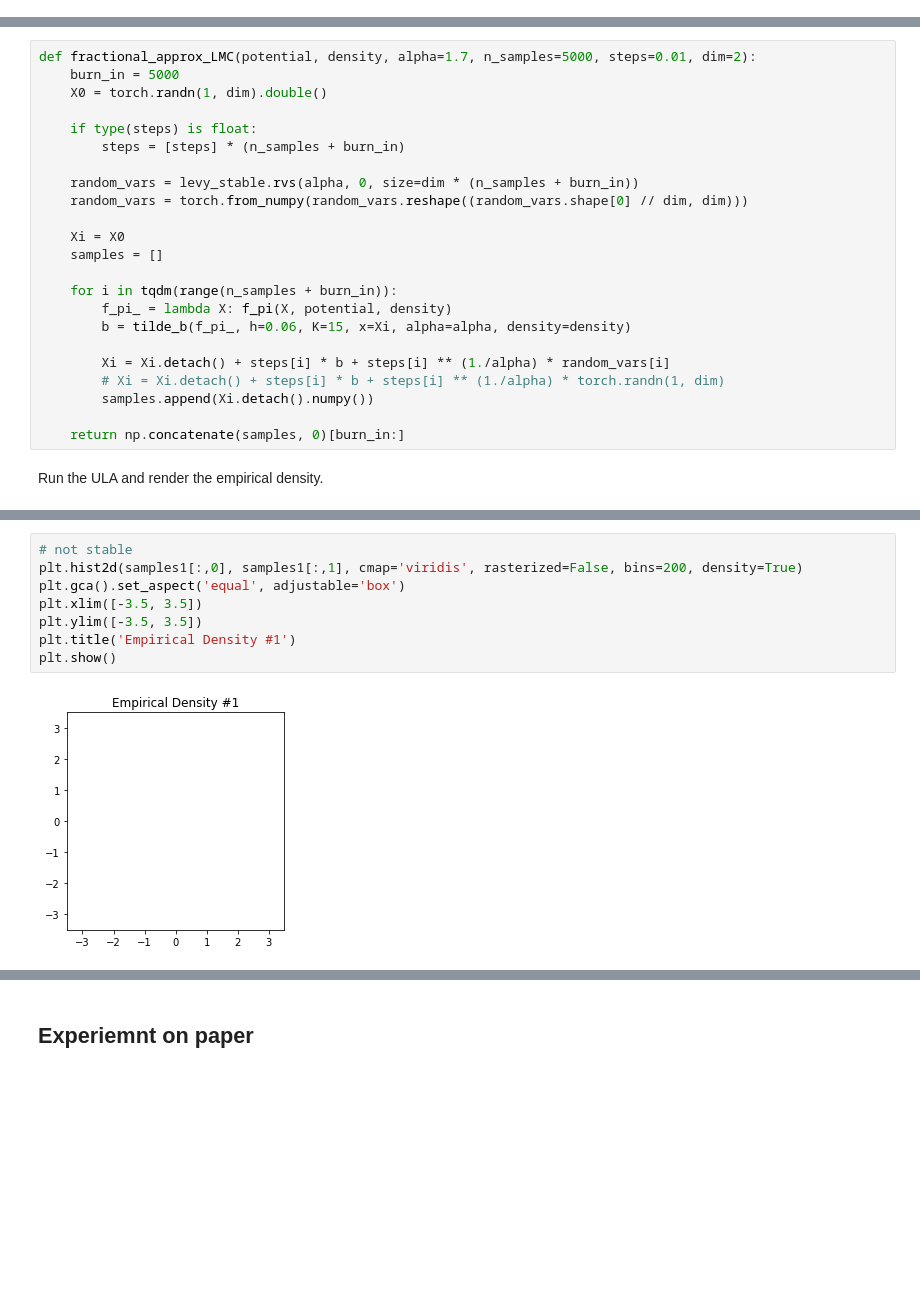
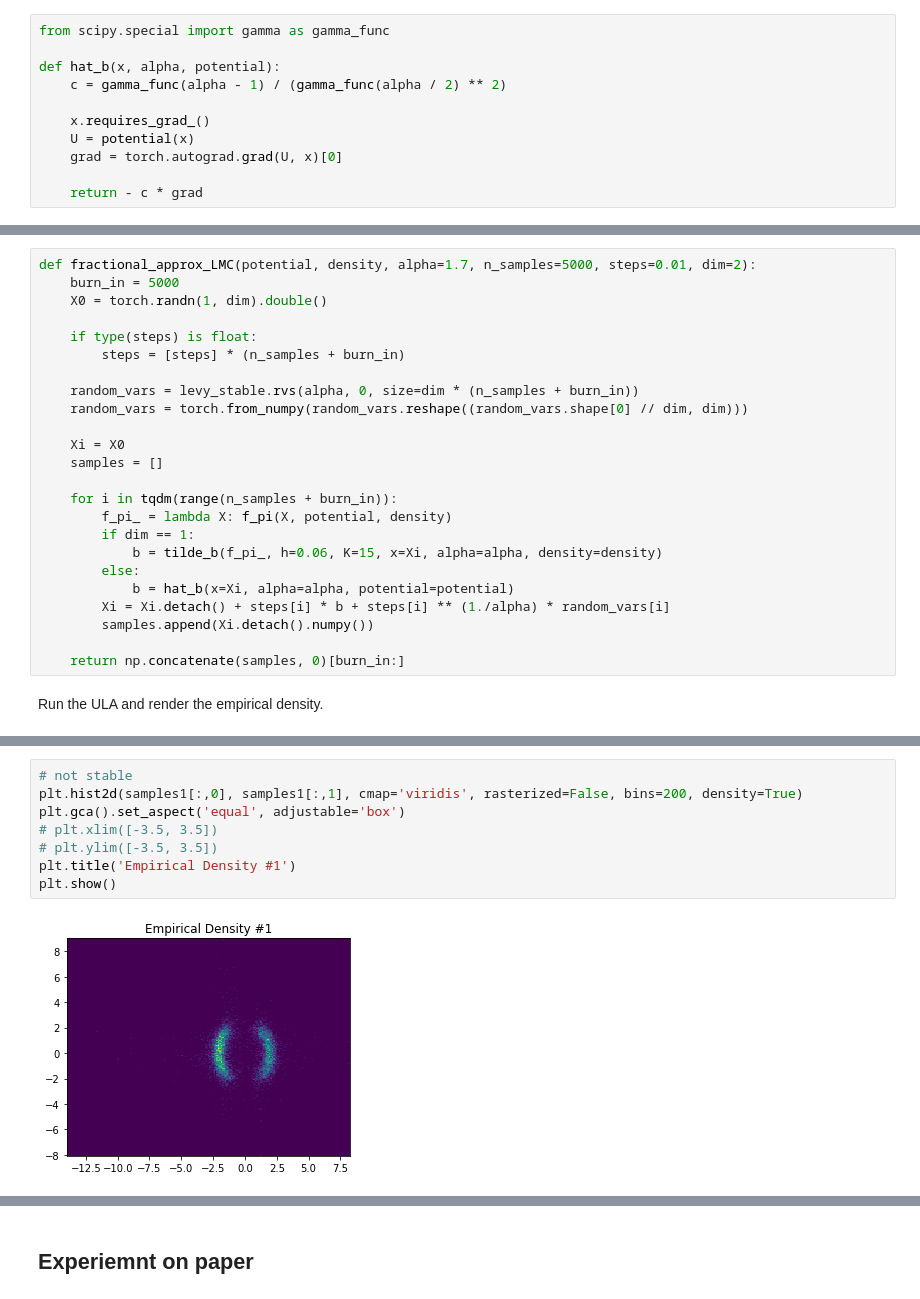
Before and after one commit to jk4011/Fractional-Langevin-Monte-Carlo, a Jupyter notebook: main.ipynb, the cells around one changed output, grey strips where cells are left out. Saved outputs shown, nothing was run; the diff lists cells and outputs as text; blank space fills up the shorter version.

```diff
--- a/main.ipynb
+++ b/main.ipynb
@@ -139,3 +140,14 @@ def tilde_b(f_pi_, h, K, x, alpha, density):
+# %%
+from scipy.special import gamma as gamma_func
+
+def hat_b(x, alpha, potential):
+    c = gamma_func(alpha - 1) / (gamma_func(alpha / 2) ** 2)
+
+    x.requires_grad_()
+    U = potential(x)
+    grad = torch.autograd.grad(U, x)[0]
+
+    return - c * grad
 # %% [markdown]
 $$
 \tilde{X}_{n+1}=\tilde{X}_{n}+\eta_{n+1} \tilde{b}_{h, K}\left(\tilde{X}_{n}, \alpha\right)+\eta_{n+1}^{1 / \alpha} \Delta L_{n+1}^{\alpha}
@@ -156,10 +168,11 @@ def fractional_approx_LMC(potential, density, alpha=1.7, n_samples=5000, steps=0
 
     for i in tqdm(range(n_samples + burn_in)):
         f_pi_ = lambda X: f_pi(X, potential, density)
-        b = tilde_b(f_pi_, h=0.06, K=15, x=Xi, alpha=alpha, density=density)
-
+        if dim == 1:
+            b = tilde_b(f_pi_, h=0.06, K=15, x=Xi, alpha=alpha, density=density)
+        else:
+            b = hat_b(x=Xi, alpha=alpha, potential=potential)
         Xi = Xi.detach() + steps[i] * b + steps[i] ** (1./alpha) * random_vars[i]
-        # Xi = Xi.detach() + steps[i] * b + steps[i] ** (1./alpha) * torch.randn(1, dim)
         samples.append(Xi.detach().numpy())
 
     return np.concatenate(samples, 0)[burn_in:]
@@ -205,13 +217,13 @@ for i in range(0, len(samples1), 100):
 # %%
 # not stable
 plt.hist2d(samples1[:,0], samples1[:,1], cmap='viridis', rasterized=False, bins=200, density=True)
 plt.gca().set_aspect('equal', adjustable='box')
-plt.xlim([-3.5, 3.5])
-plt.ylim([-3.5, 3.5])
+# plt.xlim([-3.5, 3.5])
+# plt.ylim([-3.5, 3.5])
 plt.title('Empirical Density #1')
 plt.show()
 # %% [output]
-[figure, old version]
+[figure, new version]
 # %%
 # not stable
 plt.hist2d(samples2[:,0], samples2[:,1], cmap='viridis', rasterized=False, bins=200, density=True)
```
Also changed, not shown: parts of 9 cells of this notebook.
